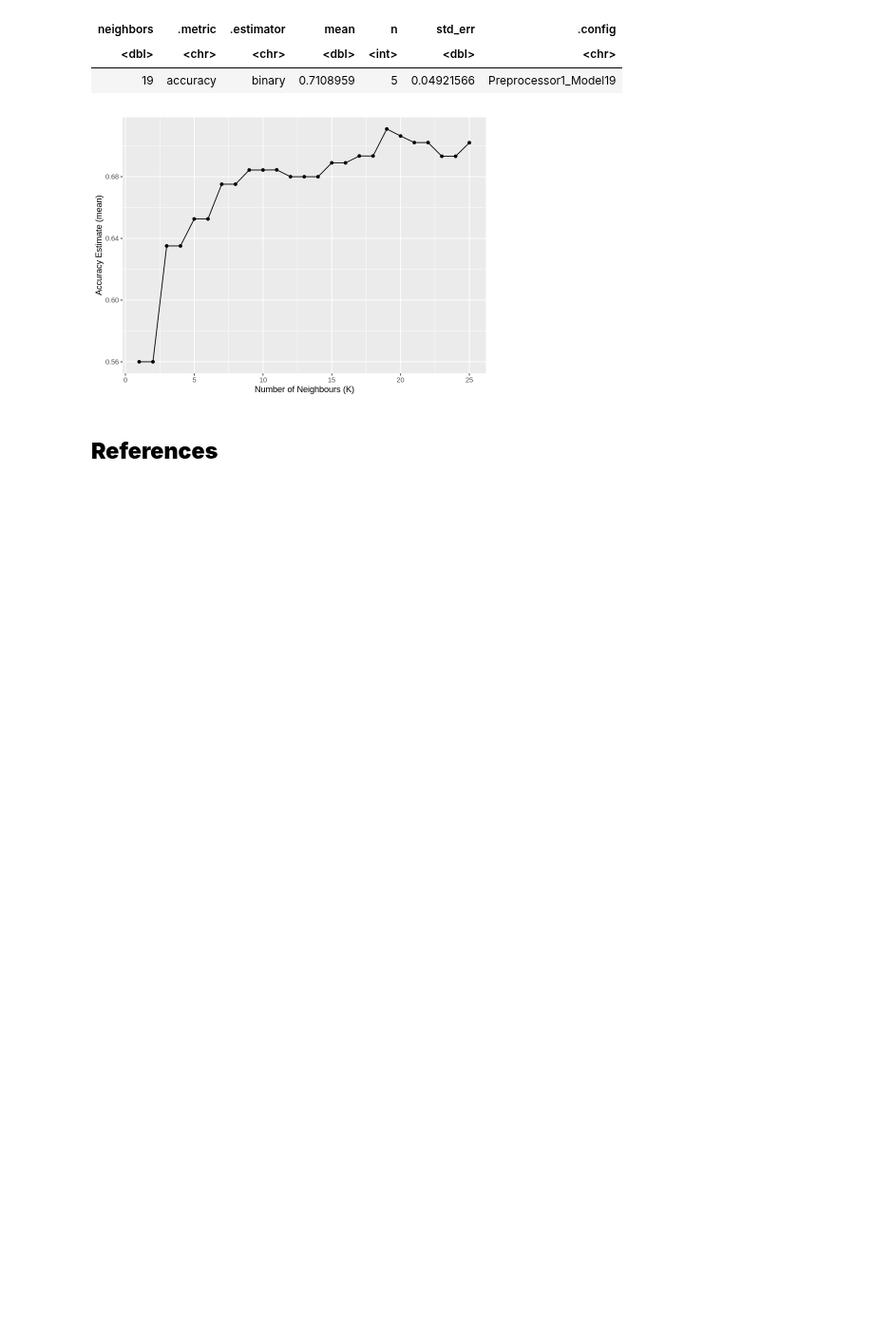
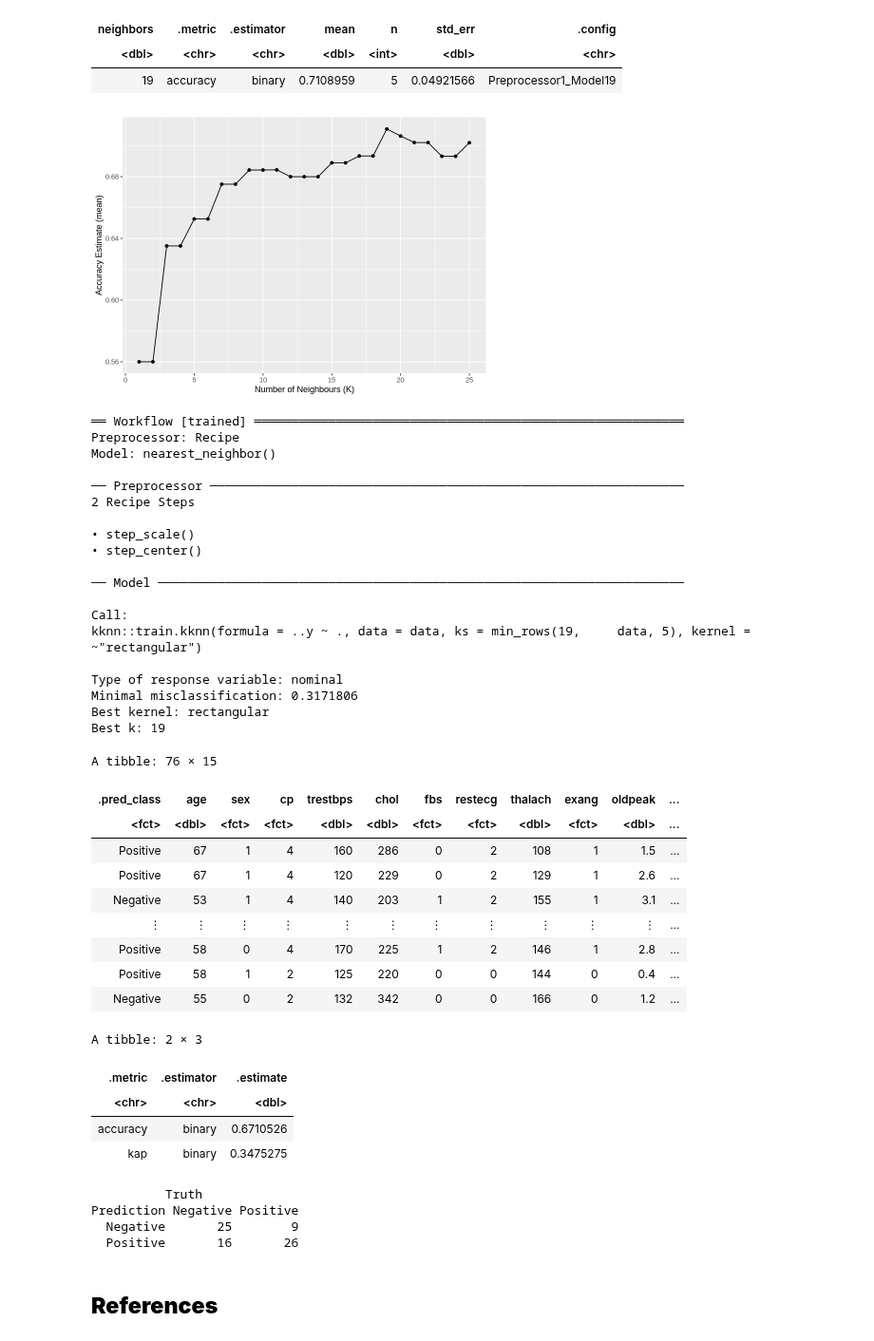
Before and after one commit to kaialami/dsci-007-group-45, a Jupyter notebook: Final-Project.ipynb, the cells around one changed output. Shown at 95% size. Saved outputs shown, nothing was run; the diff lists cells and outputs as text; code cells hidden in the pictures; blank space fills up the shorter version.

```diff
--- a/Final-Project.ipynb
+++ b/Final-Project.ipynb
@@ -340,6 +340,76 @@ A tibble: 1 × 7
 | <dbl> | <chr> | <chr> | <dbl> | <int> | <dbl> | <chr> |
 | 19 | accuracy | binary | 0.7108959 | 5 | 0.04921566 | Preprocessor1_Model19 |
 [figure]
+# %%
+set.seed(293)
+
+knn_spec2 <- nearest_neighbor(weight_func = "rectangular", neighbors = 19) |>
+    set_engine("kknn") |>
+    set_mode("classification")
+
+heart_fit <- workflow() |>
+    add_recipe(heart_recipe) |>
+    add_model(knn_spec2) |>
+    fit(data = heart_train)
+heart_fit
+
+
+heart_test_predictions <- predict(heart_fit, heart_test) |>
+    bind_cols(heart_test)
+
+heart_test_predictions
+
+
+heart_prediction_accuracy <- heart_test_predictions |>
+    metrics(truth = diagnosis, estimate = .pred_class)
+
+heart_prediction_accuracy
+
+
+heart_mat <- heart_test_predictions |>
+    conf_mat(truth = diagnosis, estimate = .pred_class)
+
+
+heart_mat
+# %% [output]
+══ Workflow [trained] ══════════════════════════════════════════════════════════
+Preprocessor: Recipe
+Model: nearest_neighbor()
+
+── Preprocessor ────────────────────────────────────────────────────────────────
+2 Recipe Steps
+
+• step_scale()
+• step_center()
+
+── Model ───────────────────────────────────────────────────────────────────────
+
+Call:
+kknn::train.kknn(formula = ..y ~ ., data = data, ks = min_rows(19,     data, 5), kernel = ~"rectangular")
+
+Type of response variable: nominal
+Minimal misclassification: 0.3171806
+Best kernel: rectangular
+Best k: 19
+A tibble: 76 × 15
+| .pred_class | age | sex | cp | trestbps | chol | fbs | restecg | thalach | exang | oldpeak | ... |
+| <fct> | <dbl> | <fct> | <fct> | <dbl> | <dbl> | <fct> | <fct> | <dbl> | <fct> | <dbl> | ... |
+| Positive | 67 | 1 | 4 | 160 | 286 | 0 | 2 | 108 | 1 | 1.5 | ... |
+| Positive | 67 | 1 | 4 | 120 | 229 | 0 | 2 | 129 | 1 | 2.6 | ... |
+| Negative | 53 | 1 | 4 | 140 | 203 | 1 | 2 | 155 | 1 | 3.1 | ... |
+| ⋮ | ⋮ | ⋮ | ⋮ | ⋮ | ⋮ | ⋮ | ⋮ | ⋮ | ⋮ | ⋮ | ... |
+| Positive | 58 | 0 | 4 | 170 | 225 | 1 | 2 | 146 | 1 | 2.8 | ... |
+| Positive | 58 | 1 | 2 | 125 | 220 | 0 | 0 | 144 | 0 | 0.4 | ... |
+| Negative | 55 | 0 | 2 | 132 | 342 | 0 | 0 | 166 | 0 | 1.2 | ... |
+A tibble: 2 × 3
+| .metric | .estimator | .estimate |
+| <chr> | <chr> | <dbl> |
+| accuracy | binary | 0.6710526 |
+| kap | binary | 0.3475275 |
+          Truth
+Prediction Negative Positive
+  Negative       25        9
+  Positive       16       26
 # %% [markdown]
 ## **References**
 # %% [markdown]
```
